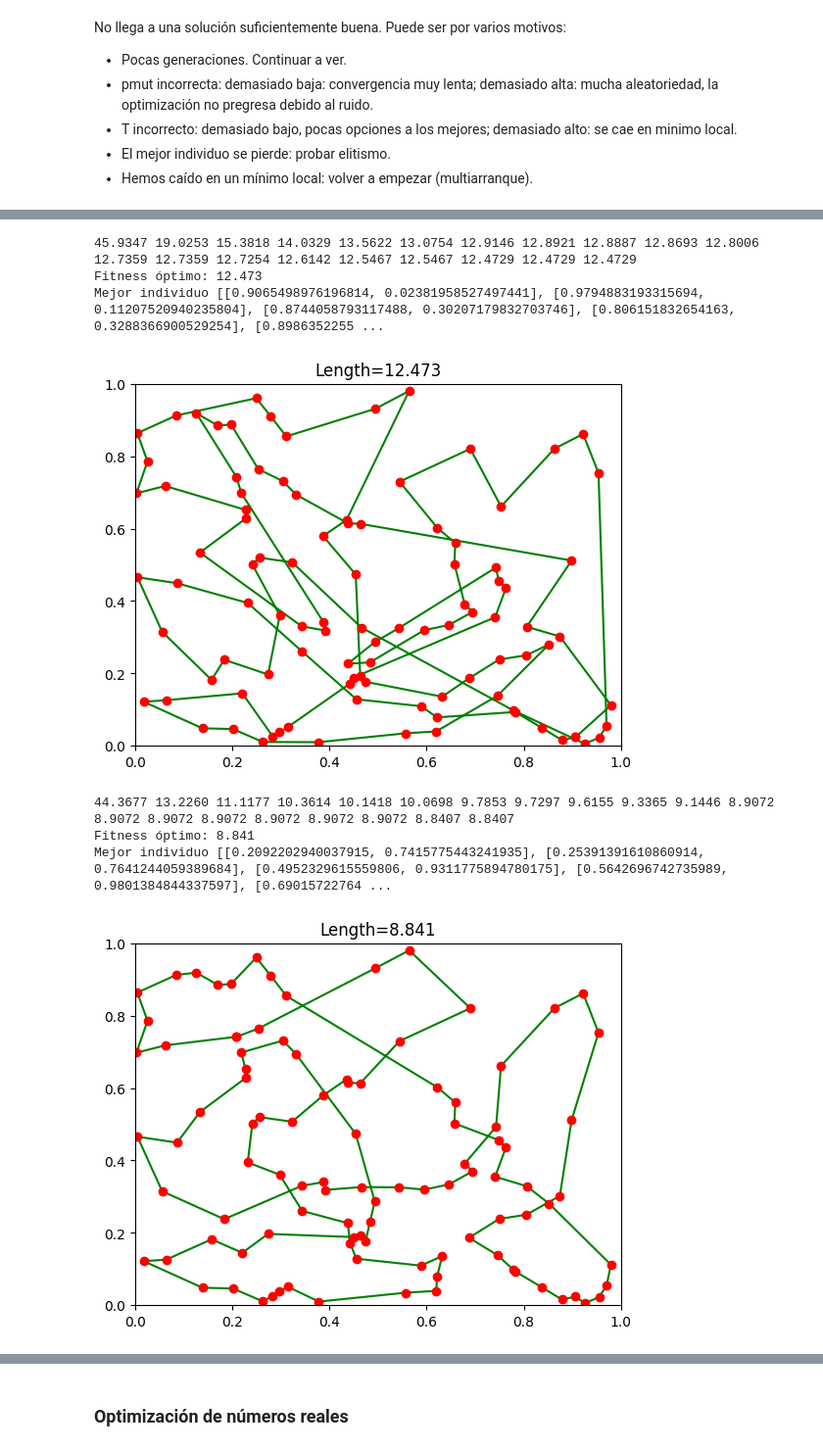
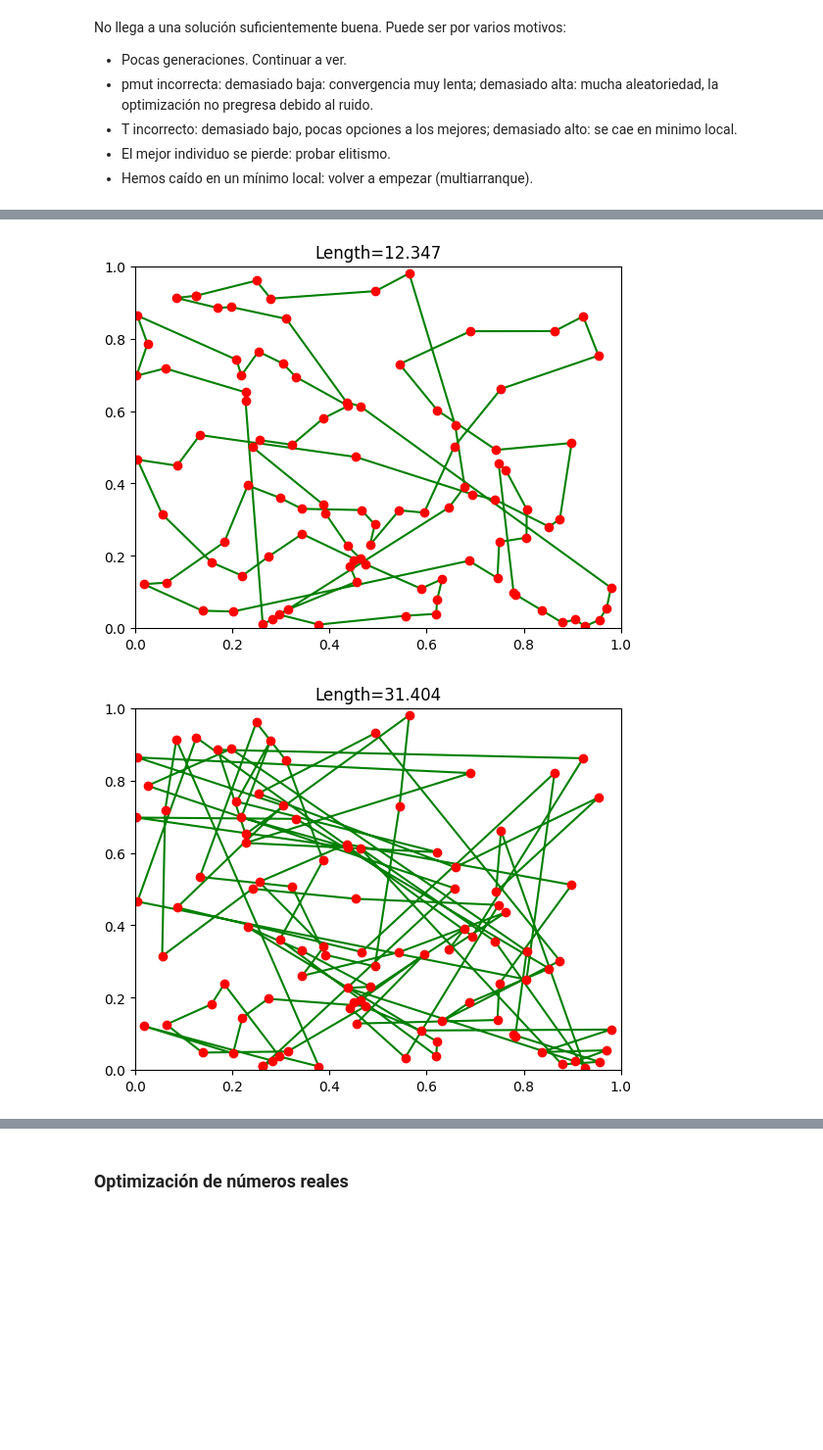
Before and after one commit to pintamonas4575/BIOCOMP-project-MAADM-UPM, a Jupyter notebook: AG alumno.ipynb, the cells around one changed output, grey strips where cells are left out. Shown at 98% size. Cells and saved outputs as stored; diff of their text form; code cells hidden in the pictures; blank space fills up the shorter version.

```diff
--- a/AG alumno.ipynb
+++ b/AG alumno.ipynb
@@ -208,3 +150,0 @@ TypeError: mutate() takes 2 positional arguments but 3 were given
-# %%
-def create(alphabet, N=100): # crea y devuelve población
-    return [random.shuffle(copy.copy(alphabet)) for i in range(N)]
@@ -285,13 +198,10 @@ Mejor individuo [[0.5642696742735989, 0.9801384844337597], [0.2092202940037915,
 # la optimización se estanca, quizá es que T es demasiado bajo
 
 pop = create(cities)
-pop = evolve(pop, globaldist, 1/100, ngen=10000, trace=500, T=6)
+pop = evolve(pop, globaldist, 5/100, ngen=10000, trace=500, T=6)
 draw(pop[0])
 # %% [output]
-45.9347 19.0253 15.3818 14.0329 13.5622 13.0754 12.9146 12.8921 12.8887 12.8693 12.8006 12.7359 12.7359 12.7254 12.6142 12.5467 12.5467 12.4729 12.4729 12.4729
-Fitness óptimo: 12.473
-Mejor individuo [[0.9065498976196814, 0.02381958527497441], [0.9794883193315694, 0.11207520940235804], [0.8744058793117488, 0.30207179832703746], [0.806151832654163, 0.3288366900529254], [0.8986352255 ...
-[figure, old version]
+[figure, new version]
 # %%
 # hay otras estrategias de mutación mejores para este problema, por ejemplo borrar e insertar
 
@@ -300,11 +214,8 @@ def mutate (ind, pmut, L): # la mutación consistirá en borrar un elemento e in
 # %%
 pop = create(cities)
-pop = evolve(pop, globaldist, 1/100, ngen=10000, trace=500, T=6, pcross=0.0)
+pop = evolve(pop, globaldist, 5/100, ngen=10000, trace=500, T=6)
 draw(pop[0])
 # %% [output]
-44.3677 13.2260 11.1177 10.3614 10.1418 10.0698 9.7853 9.7297 9.6155 9.3365 9.1446 8.9072 8.9072 8.9072 8.9072 8.9072 8.9072 8.9072 8.8407 8.8407
-Fitness óptimo: 8.841
-Mejor individuo [[0.2092202940037915, 0.7415775443241935], [0.25391391610860914, 0.7641244059389684], [0.4952329615559806, 0.9311775894780175], [0.5642696742735989, 0.9801384844337597], [0.69015722764 ...
-[figure, old version]
+[figure, new version]
 # %%
 # continuamos, pero parece estancarse
```
Also changed, not shown: parts of 12 cells of this notebook.
